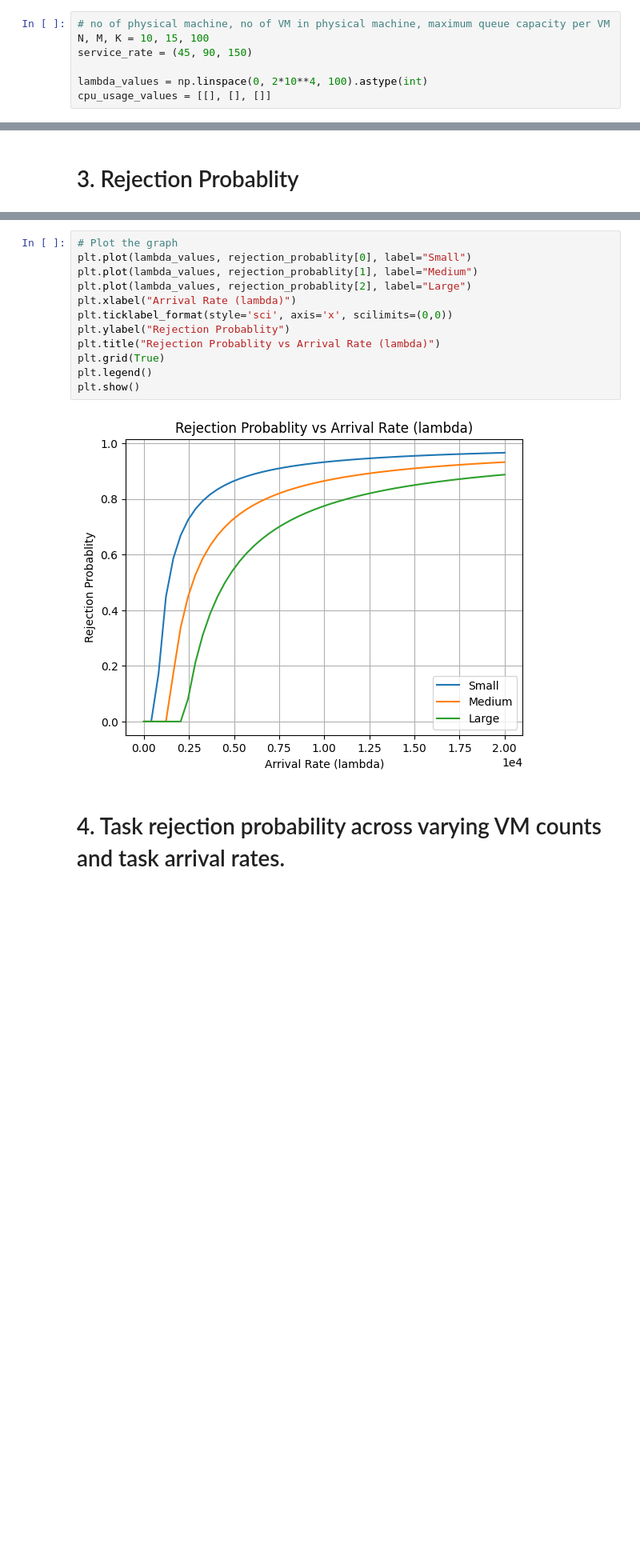
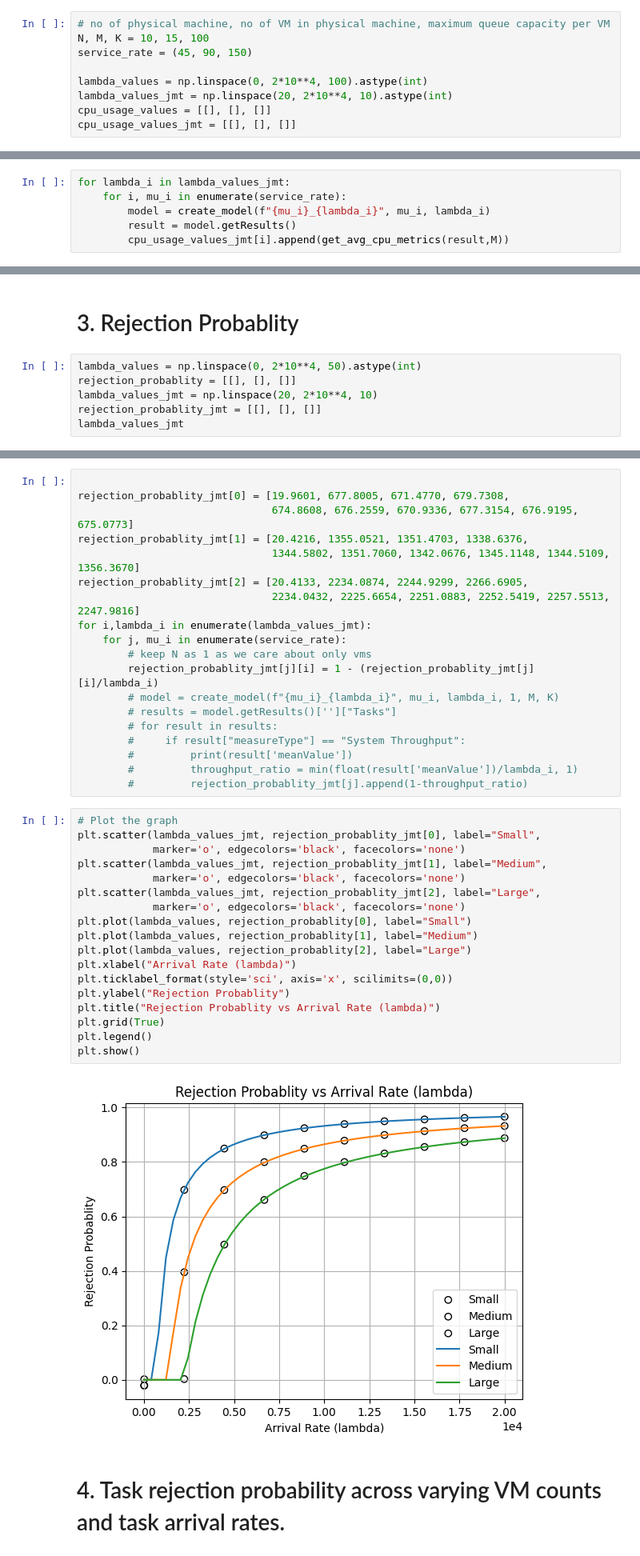
Before and after one commit to sivasurya16/adaptive-workload-management, a Jupyter notebook: analysis/analysis.ipynb, the cells around one changed output, grey strips where cells are left out. Shown at 80% size. Drawn from its saved outputs; the diff is of its cells as text; blank space fills up the shorter version.

```diff
--- a/analysis/analysis.ipynb
+++ b/analysis/analysis.ipynb
@@ -55,10 +157,18 @@ N, M, K = 10, 15, 100
 service_rate = (45, 90, 150)
 
 lambda_values = np.linspace(0, 2*10**4, 100).astype(int)
+lambda_values_jmt = np.linspace(20, 2*10**4, 10).astype(int)
 cpu_usage_values = [[], [], []]
+cpu_usage_values_jmt = [[], [], []]
 # %%
 # Calculate CPU usage for each lambda
 for lambda_i in lambda_values:
     for i, mu_i in enumerate(service_rate):
         cpu_usage = compute_cpu_usage(lambda_i, N, M, mu_i, K)*100
         cpu_usage_values[i].append(cpu_usage)
+# %%
+for lambda_i in lambda_values_jmt:
+    for i, mu_i in enumerate(service_rate):
+        model = create_model(f"{mu_i}_{lambda_i}", mu_i, lambda_i)
+        result = model.getResults()
+        cpu_usage_values_jmt[i].append(get_avg_cpu_metrics(result,M))
@@ -121,3 +255,9 @@ plt.show()
 [figure]
 # %% [markdown]
 # 3. Rejection Probablity
+# %%
+lambda_values = np.linspace(0, 2*10**4, 50).astype(int)
+rejection_probablity = [[], [], []]
+lambda_values_jmt = np.linspace(20, 2*10**4, 10)
+rejection_probablity_jmt = [[], [], []]
+lambda_values_jmt
@@ -131,20 +271,45 @@ for lambda_i in lambda_values:
         # keep N as 1 as we care about only vms
         rejection = compute_rejection_probablity(lambda_i, 1, M, mu_i, K)
         rejection_probablity[i].append(rejection)
+# %%
+
+rejection_probablity_jmt[0] = [19.9601, 677.8005, 671.4770, 679.7308,
+                               674.8608, 676.2559, 670.9336, 677.3154, 676.9195, 675.0773]
+rejection_probablity_jmt[1] = [20.4216, 1355.0521, 1351.4703, 1338.6376,
+                               1344.5802, 1351.7060, 1342.0676, 1345.1148, 1344.5109, 1356.3670]
+rejection_probablity_jmt[2] = [20.4133, 2234.0874, 2244.9299, 2266.6905,
+                               2234.0432, 2225.6654, 2251.0883, 2252.5419, 2257.5513, 2247.9816]
+for i,lambda_i in enumerate(lambda_values_jmt):
+    for j, mu_i in enumerate(service_rate):
+        # keep N as 1 as we care about only vms
+        rejection_probablity_jmt[j][i] = 1 - (rejection_probablity_jmt[j][i]/lambda_i)
+        # model = create_model(f"{mu_i}_{lambda_i}", mu_i, lambda_i, 1, M, K)
+        # results = model.getResults()['']["Tasks"]
+        # for result in results:
+        #     if result["measureType"] == "System Throughput":
+        #         print(result['meanValue'])
+        #         throughput_ratio = min(float(result['meanValue'])/lambda_i, 1)
+        #         rejection_probablity_jmt[j].append(1-throughput_ratio)
 # %%
 # Plot the graph
+plt.scatter(lambda_values_jmt, rejection_probablity_jmt[0], label="Small",
+            marker='o', edgecolors='black', facecolors='none')
+plt.scatter(lambda_values_jmt, rejection_probablity_jmt[1], label="Medium",
+            marker='o', edgecolors='black', facecolors='none')
+plt.scatter(lambda_values_jmt, rejection_probablity_jmt[2], label="Large",
+            marker='o', edgecolors='black', facecolors='none')
 plt.plot(lambda_values, rejection_probablity[0], label="Small")
 plt.plot(lambda_values, rejection_probablity[1], label="Medium")
 plt.plot(lambda_values, rejection_probablity[2], label="Large")
 plt.xlabel("Arrival Rate (lambda)")
 plt.ticklabel_format(style='sci', axis='x', scilimits=(0,0))
 plt.ylabel("Rejection Probablity")
 plt.title("Rejection Probablity vs Arrival Rate (lambda)")
 plt.grid(True)
 plt.legend()
 plt.show()
 # %% [output]
-[figure, old version]
+[figure, new version]
 # %% [markdown]
 # 4. Task rejection probability across varying VM counts and task arrival rates.
 # %% [markdown]
```
Also changed, not shown: parts of 14 cells of this notebook, 4 other files.
